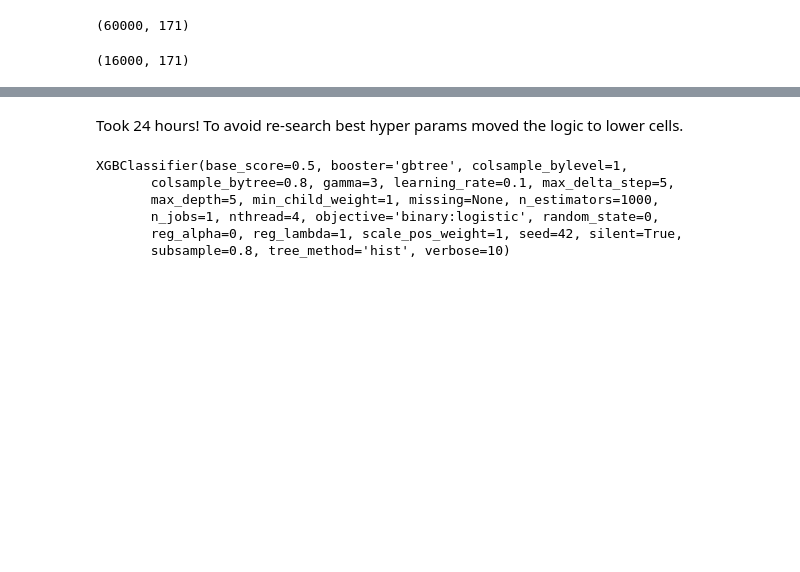
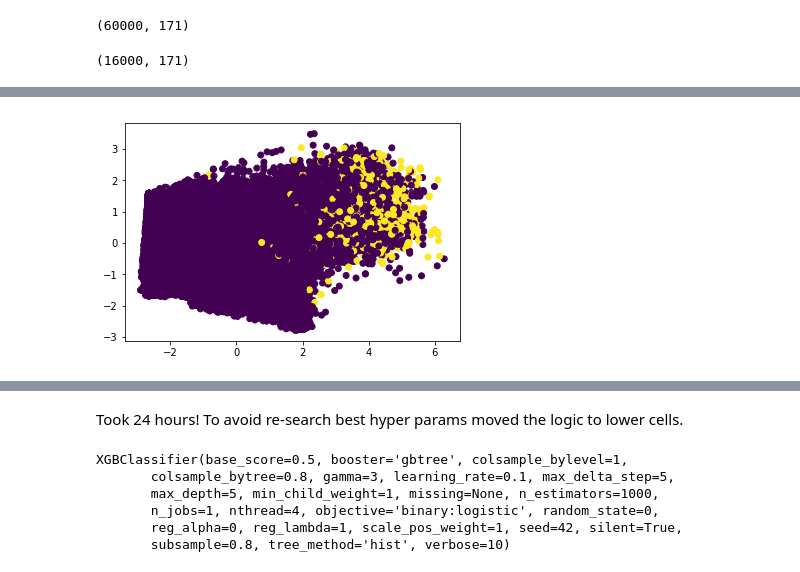
Before and after one commit to HajimeK/machine-learning, a Jupyter notebook: projects/capstone/capstone.ipynb, the cells around one changed output, grey strips where cells are left out. Cells and saved outputs as stored; diff of their text form; code cells hidden in the pictures; blank space fills up the shorter version.

```diff
--- a/projects/capstone/capstone.ipynb
+++ b/projects/capstone/capstone.ipynb
@@ -77 +107,6 @@ plt.show()
+# %%
+plt.scatter(reduced_data[:,1], reduced_data[:,2], c=y)
+plt.show()
+# %% [output]
+[figure, added]
 # %%
```
Also changed, not shown: parts of 18 cells of this notebook, 1 other file.
